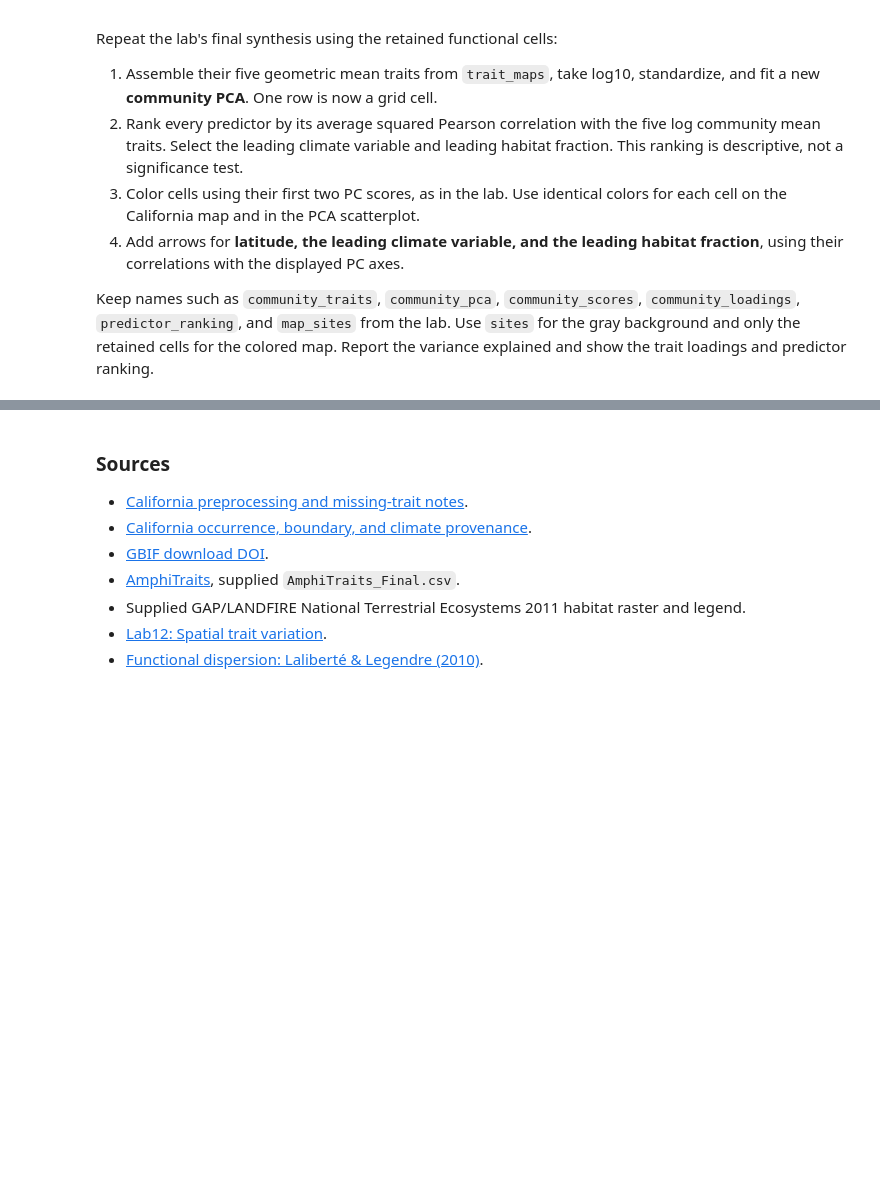
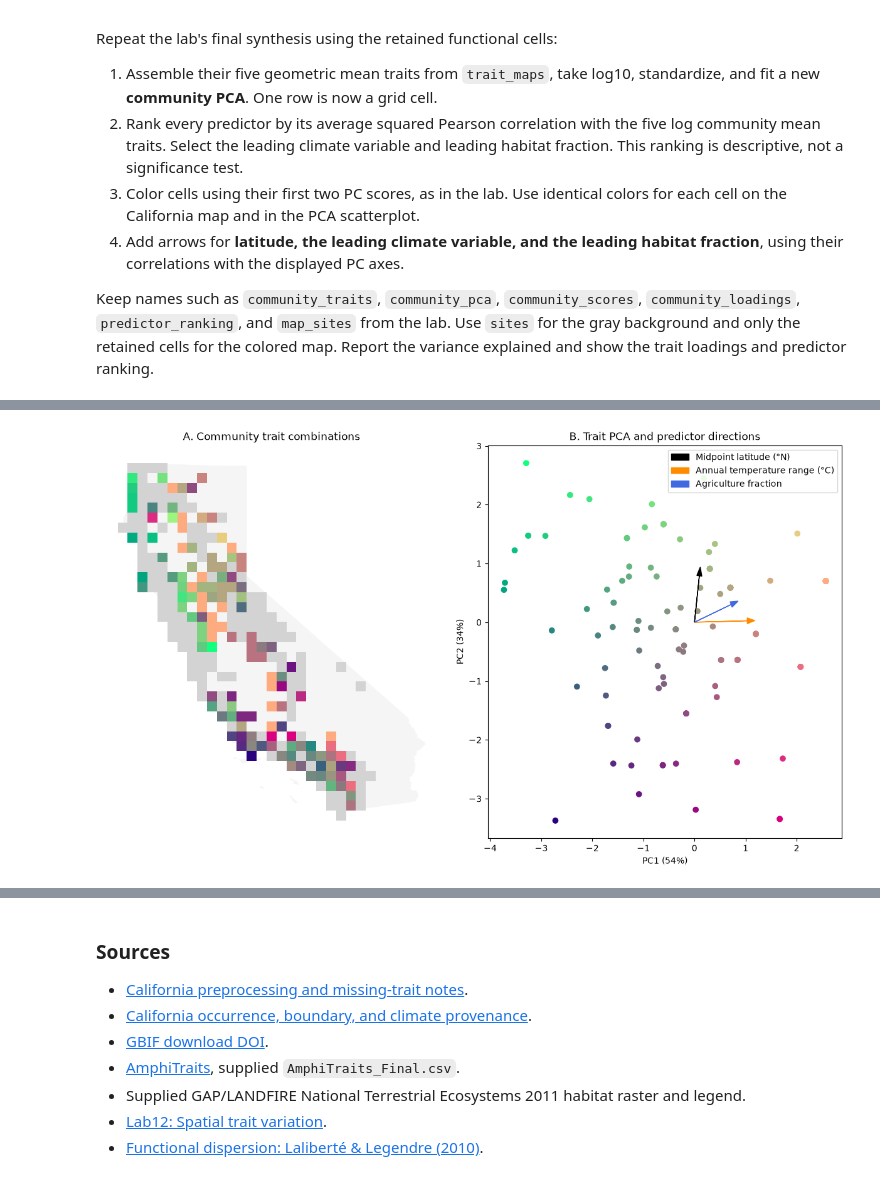
Before and after one commit to Gyrosigma/BIO597-SpatialBiodiversity, a Jupyter notebook: docs/assignments/Assignment-12-SpatialTraitVariation.ipynb, the cells around one changed output, grey strips where cells are left out. Drawn from its saved outputs; the diff is of its cells as text; code cells hidden in the pictures; blank space fills up the shorter version.

```diff
--- a/docs/assignments/Assignment-12-SpatialTraitVariation.ipynb
+++ b/docs/assignments/Assignment-12-SpatialTraitVariation.ipynb
@@ -623,0 +808,91 @@ Report the variance explained and show the trait loadings and predictor ranking.
+# %%
+import numpy as np
+import pandas as pd
+import matplotlib.pyplot as plt
+from matplotlib.colors import to_hex
+from sklearn.decomposition import PCA
+from sklearn.preprocessing import MinMaxScaler, StandardScaler
+
+# Build the five community mean traits for the retained functional sites.
+community_traits = pd.DataFrame(index=functional_sites.index)
+for trait in TRAIT_COLUMNS:
+    community_traits[trait] = trait_maps[trait]["trait_mean"]
+
+# Keep cells with positive, finite means for all five traits before taking log10.
+community_traits = community_traits.replace([np.inf, -np.inf], np.nan)
+community_traits = np.log10(community_traits.where(community_traits > 0).dropna())
+
+# Standardize the log traits and run the community PCA.
+scaled_traits = StandardScaler().fit_transform(community_traits)
+community_pca = PCA(n_components=2)
+scores = community_pca.fit_transform(scaled_traits)
+
+community_scores = pd.DataFrame(
+    scores, index=community_traits.index, columns=["PC1", "PC2"]
+)
+community_loadings = pd.DataFrame(
+    community_pca.components_.T, index=community_traits.columns, columns=["PC1", "PC2"]
+)
+display(community_loadings)
+
+community_loadings.to_csv(OUTPUT / "community loadings pca.csv")
+
+# Match the map cells and predictors to the PCA rows in the same order.
+map_sites = functional_sites.loc[community_scores.index].copy()
+map_sites[["PC1", "PC2"]] = community_scores
+
+# Rank predictors by their mean squared correlation with all five log traits.
+predictor_strength = {}
+for predictor in PREDICTORS:
+    correlations = community_traits.corrwith(map_sites[predictor])
+    predictor_strength[predictor] = correlations.pow(2).mean(skipna=False)
+
+predictor_ranking = pd.Series(predictor_strength, name="mean_r_squared")
+predictor_ranking = predictor_ranking.sort_values(ascending=False)
+
+best_climate = predictor_ranking.loc[list(CLIMATE_COLUMNS)].idxmax()
+best_habitat = predictor_ranking.loc[list(HABITAT_COLUMNS)].idxmax()
+FOCUS = ["latitude", best_climate, best_habitat]
+display(predictor_ranking.head())
+
+# Use PC1 for red, PC2 for green, and a constant blue value.
+color_scores = MinMaxScaler().fit_transform(community_scores)
+rgb = np.column_stack([color_scores, np.full(len(community_scores), 0.5)])
+map_sites["pca_color"] = [to_hex(row) for row in np.clip(rgb, 0, 1)]
+
+fig, axes = plt.subplots(1, 2, figsize=(12, 7), layout="constrained")
+
+# A. Map community trait combinations.
+california.plot(ax=axes[0], color="whitesmoke")
+sites.plot(ax=axes[0], color="lightgray")
+map_sites.plot(ax=axes[0], color=map_sites["pca_color"].tolist())
+axes[0].set_title("A. Community trait combinations")
+axes[0].set_axis_off()
+
+# B. Plot the same cells and colors in PCA space.
+ax = axes[1]
+ax.scatter(map_sites["PC1"], map_sites["PC2"], c=map_sites["pca_color"].tolist())
+
+for predictor, color in zip(FOCUS, ["black", "darkorange", "royalblue"]):
+    x = 2 * map_sites[predictor].corr(map_sites["PC1"])
+    y = 2 * map_sites[predictor].corr(map_sites["PC2"])
+    ax.arrow(
+        0, 0, x, y,
+        head_width=0.1,
+        length_includes_head=True,
+        color=color,
+        label=PREDICTORS[predictor],
+    )
+
+ax.legend()
+ax.set(
+    title="B. Trait PCA and predictor directions",
+    xlabel=f"PC1 ({community_pca.explained_variance_ratio_[0]:.0%})",
+    ylabel=f"PC2 ({community_pca.explained_variance_ratio_[1]:.0%})",
+)
+
+OUTPUT.mkdir(parents=True, exist_ok=True)
+figure_path = OUTPUT / "community_trait_environment_map.png"
+fig.savefig(figure_path, dpi=200)
+plt.show()
+# %% [output]
@@ -624,3 +911,4 @@ Report the variance explained and show the trait loadings and predictor ranking.
+[figure, added]
 # %% [markdown]
 **Interpretation 8:** What trait combinations occur in different parts of
 California? How do the predictor arrows help interpret them? How much variation
```
Also changed, not shown: parts of 15 cells of this notebook.
